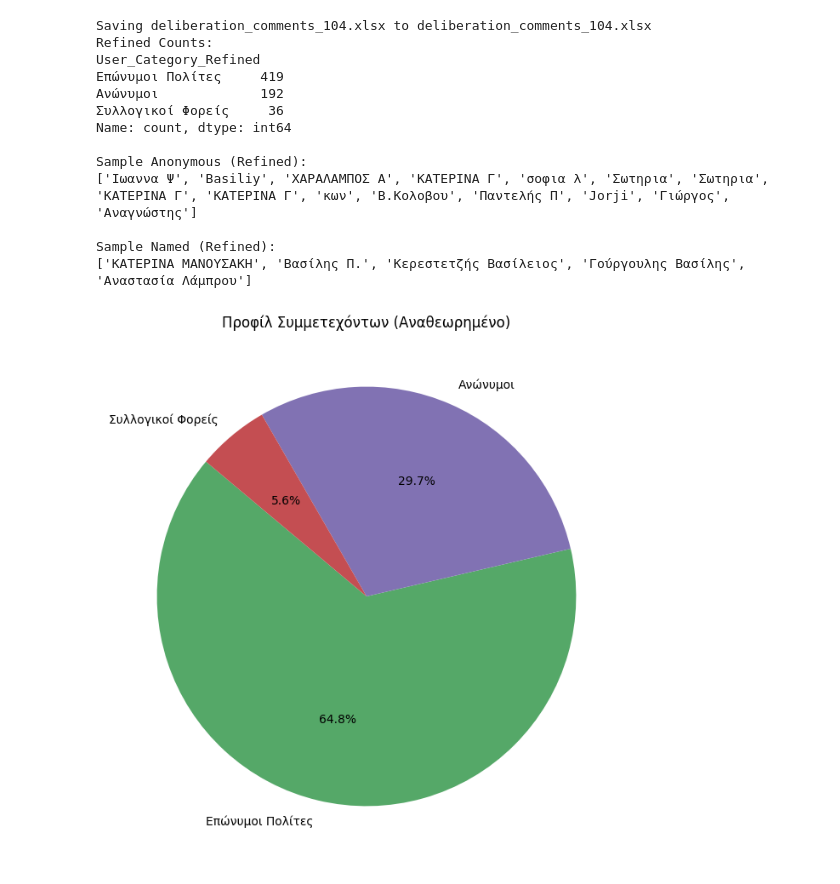
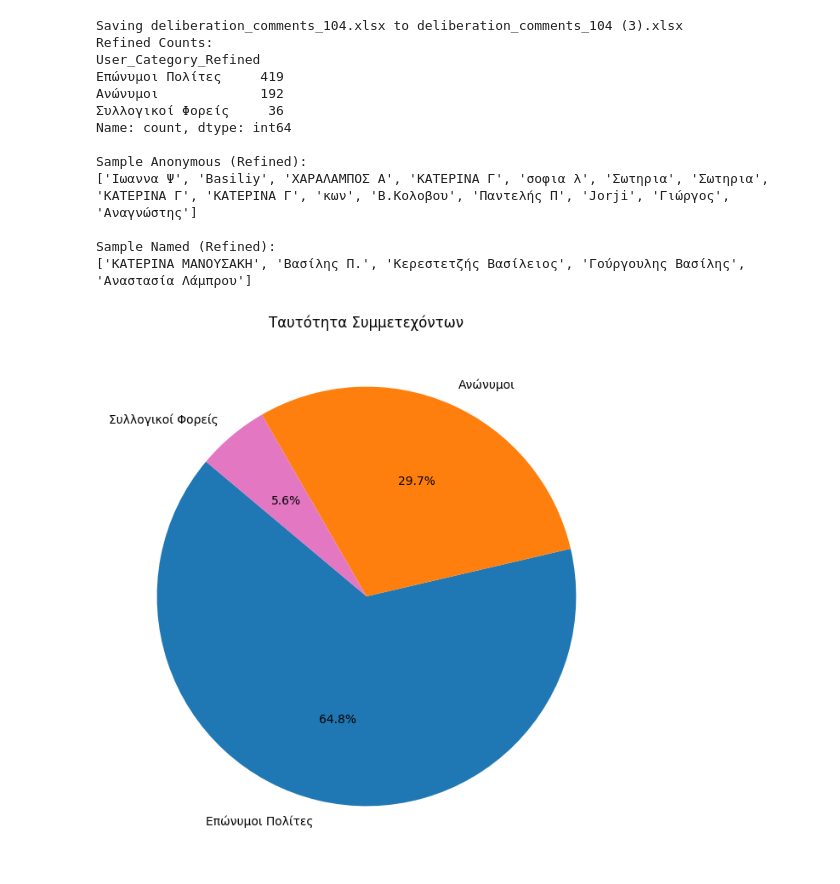
Before and after one commit to DimosthenisDimoulias/datastories_for_emme, a Jupyter notebook: users.ipynb, the cells around one changed output. Saved outputs shown, nothing was run; the diff lists cells and outputs as text; code cells hidden in the pictures.

```diff
--- a/users.ipynb
+++ b/users.ipynb
@@ -59,34 +59,34 @@ counts_refined = df['User_Category_Refined'].value_counts()
 # Plotting
 colors = ['#55a868', '#c44e52', '#8172b3'] # Green (Named), Red (Collective), Purple (Anon) - order depends on counts
 # Let's map colors to indices to be sure
-color_map = {'Επώνυμοι Πολίτες': '#55a868', 'Ανώνυμοι': '#8172b3', 'Συλλογικοί Φορείς': '#c44e52'}
+color_map = {'Επώνυμοι Πολίτες': '#1f77b4', 'Ανώνυμοι': '#ff7f0e', 'Συλλογικοί Φορείς': '#e377c2'}
 plot_colors = [color_map.get(x, '#333333') for x in counts_refined.index]
 
 plt.figure(figsize=(8, 8))
 plt.pie(counts_refined, labels=counts_refined.index, autopct='%1.1f%%', startangle=140, colors=plot_colors)
-plt.title('Προφίλ Συμμετεχόντων (Αναθεωρημένο)')
+plt.title('Ταυτότητα Συμμετεχόντων')
 plt.savefig('user_profile_refined.png')
 
 # Output for text generation
 print("Refined Counts:")
 print(counts_refined)
 print("\nSample Anonymous (Refined):")
 print(df[df['User_Category_Refined']=='Ανώνυμοι']['Σχολιαστής_clean'].head(15).tolist())
 print("\nSample Named (Refined):")
 print(df[df['User_Category_Refined']=='Επώνυμοι Πολίτες']['Σχολιαστής_clean'].head(5).tolist())
 # %% [output]
 [interactive output not drawn]
-Saving deliberation_comments_104.xlsx to deliberation_comments_104.xlsx
+Saving deliberation_comments_104.xlsx to deliberation_comments_104 (3).xlsx
 Refined Counts:
 User_Category_Refined
 Επώνυμοι Πολίτες     419
 Ανώνυμοι             192
 Συλλογικοί Φορείς     36
 Name: count, dtype: int64
 
 Sample Anonymous (Refined):
 ['Ιωαννα Ψ', 'Basiliy', 'ΧΑΡΑΛΑΜΠΟΣ Α', 'ΚΑΤΕΡΙΝΑ Γ', 'σοφια λ', 'Σωτηρια', 'Σωτηρια', 'ΚΑΤΕΡΙΝΑ Γ', 'ΚΑΤΕΡΙΝΑ Γ', 'κων', 'Β.Κολοβου', 'Παντελής Π', 'Jorji', 'Γιώργος', 'Αναγνώστης']
 
 Sample Named (Refined):
 ['ΚΑΤΕΡΙΝΑ ΜΑΝΟΥΣΑΚΗ', 'Βασίλης Π.', 'Κερεστετζής Βασίλειος', 'Γούργουλης Βασίλης', 'Αναστασία Λάμπρου']
-[figure, old version]
+[figure, new version]
```
